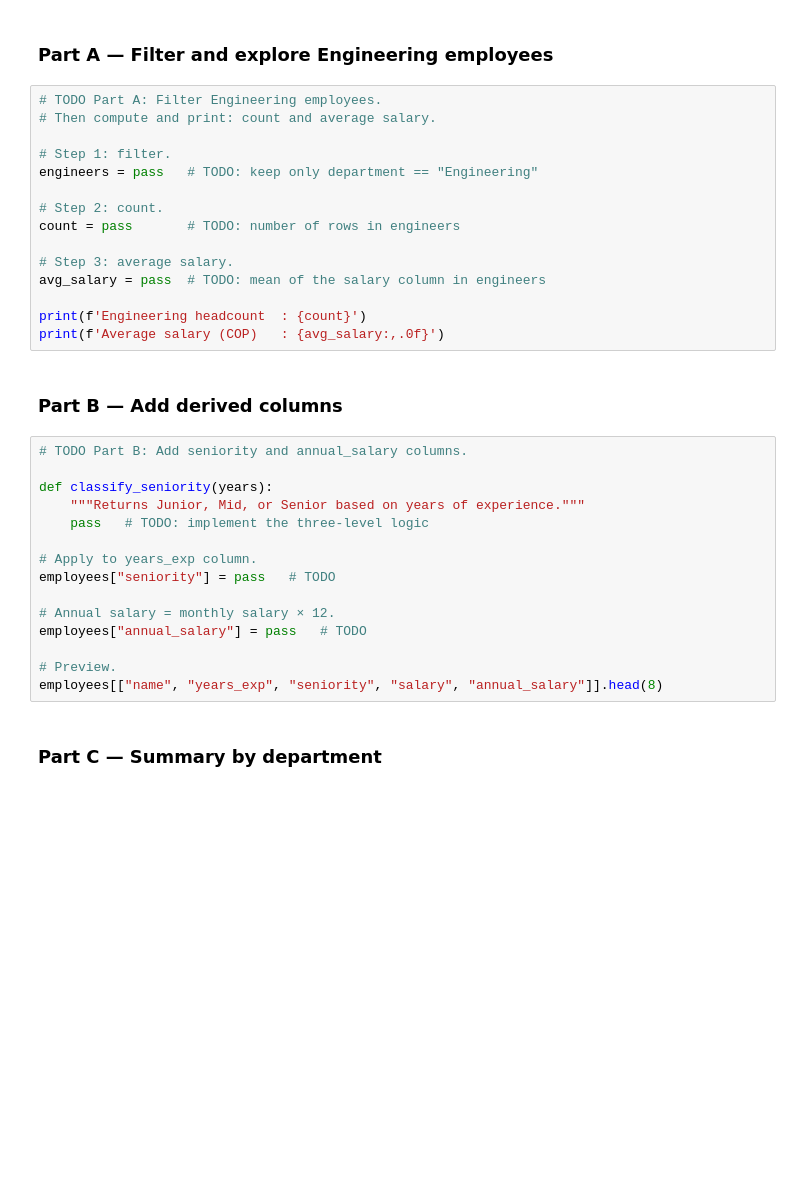
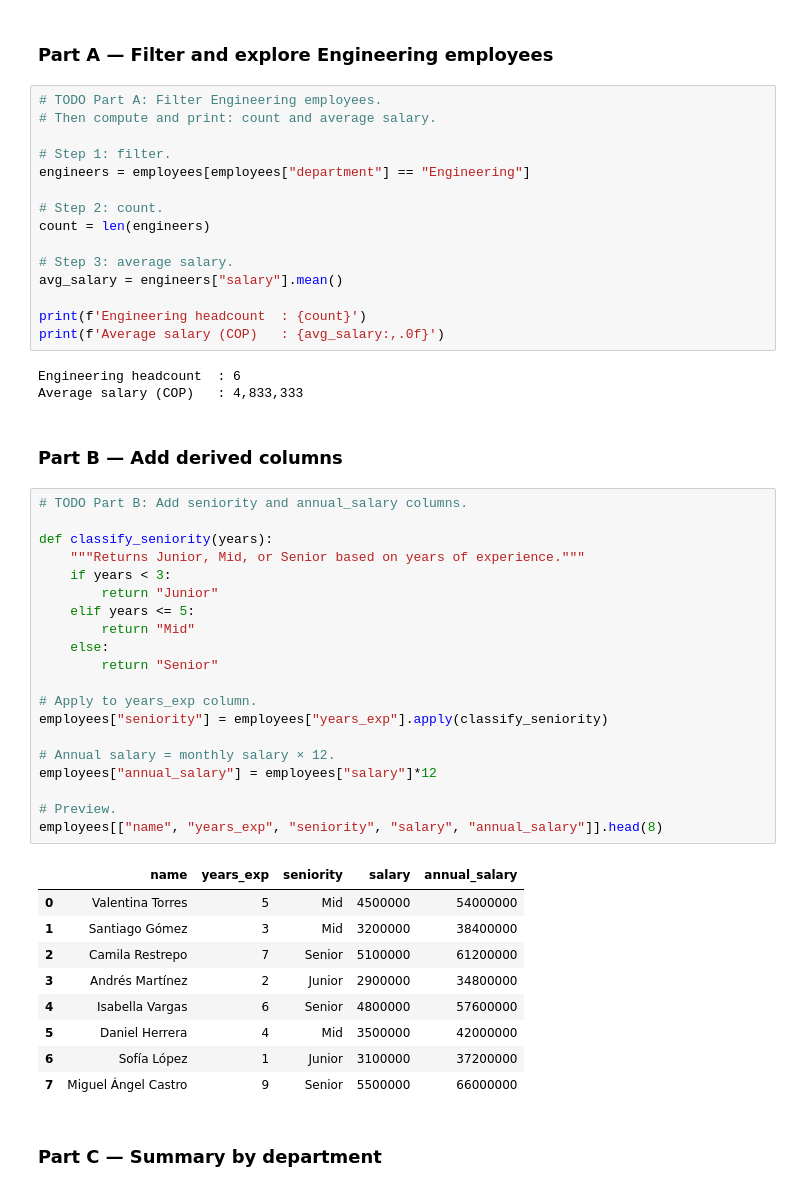
Before and after one commit to juliancho3110/python-courses, a Jupyter notebook: module6/module6_pandas_fundamentals.ipynb, the cells around one changed output. Saved outputs shown, nothing was run; the diff lists cells and outputs as text; blank space fills up the shorter version.

```diff
--- a/module6/module6_pandas_fundamentals.ipynb
+++ b/module6/module6_pandas_fundamentals.ipynb
@@ -814,33 +908,51 @@ Show which department has the highest average salary.
 # Then compute and print: count and average salary.
 
 # Step 1: filter.
-engineers = pass   # TODO: keep only department == "Engineering"
+engineers = employees[employees["department"] == "Engineering"]
 
 # Step 2: count.
-count = pass       # TODO: number of rows in engineers
+count = len(engineers)
 
 # Step 3: average salary.
-avg_salary = pass  # TODO: mean of the salary column in engineers
+avg_salary = engineers["salary"].mean()
 
 print(f'Engineering headcount  : {count}')
 print(f'Average salary (COP)   : {avg_salary:,.0f}')
+# %% [output]
+Engineering headcount  : 6
+Average salary (COP)   : 4,833,333
 # %% [markdown]
 ### Part B — Add derived columns
 # %%
 # TODO Part B: Add seniority and annual_salary columns.
 
 def classify_seniority(years):
     """Returns Junior, Mid, or Senior based on years of experience."""
-    pass   # TODO: implement the three-level logic
+    if years < 3:
+        return "Junior"
+    elif years <= 5:
+        return "Mid"
+    else:
+        return "Senior"
 
 # Apply to years_exp column.
-employees["seniority"] = pass   # TODO
+employees["seniority"] = employees["years_exp"].apply(classify_seniority)
 
 # Annual salary = monthly salary × 12.
-employees["annual_salary"] = pass   # TODO
+employees["annual_salary"] = employees["salary"]*12
 
 # Preview.
 employees[["name", "years_exp", "seniority", "salary", "annual_salary"]].head(8)
+# %% [output]
+|  | name | years_exp | seniority | salary | annual_salary |
+| 0 | Valentina Torres | 5 | Mid | 4500000 | 54000000 |
+| 1 | Santiago Gómez | 3 | Mid | 3200000 | 38400000 |
+| 2 | Camila Restrepo | 7 | Senior | 5100000 | 61200000 |
+| 3 | Andrés Martínez | 2 | Junior | 2900000 | 34800000 |
+| 4 | Isabella Vargas | 6 | Senior | 4800000 | 57600000 |
+| 5 | Daniel Herrera | 4 | Mid | 3500000 | 42000000 |
+| 6 | Sofía López | 1 | Junior | 3100000 | 37200000 |
+| 7 | Miguel Ángel Castro | 9 | Senior | 5500000 | 66000000 |
 # %% [markdown]
 ### Part C — Summary by department
 # %%
```
Also changed, not shown: parts of 11 cells of this notebook.
